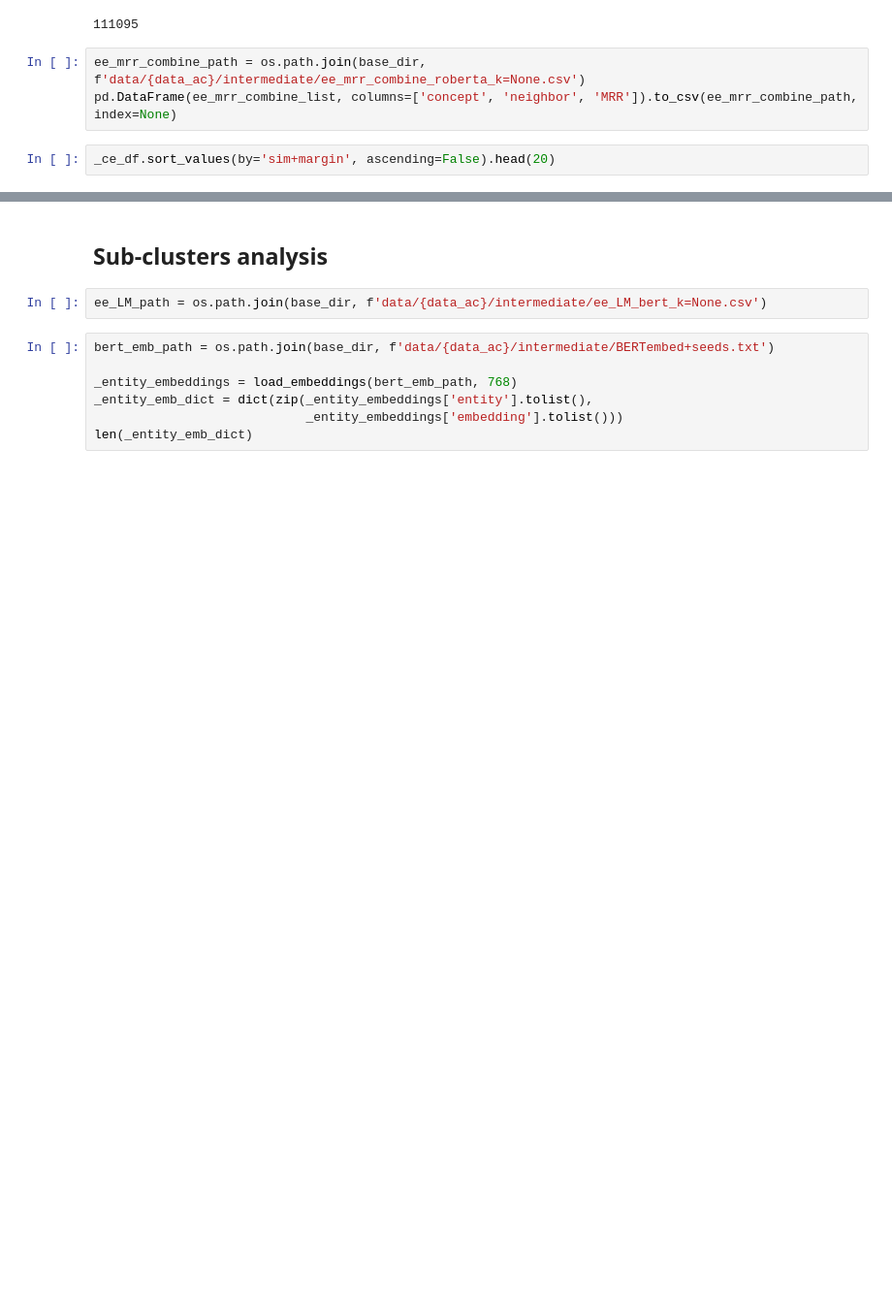
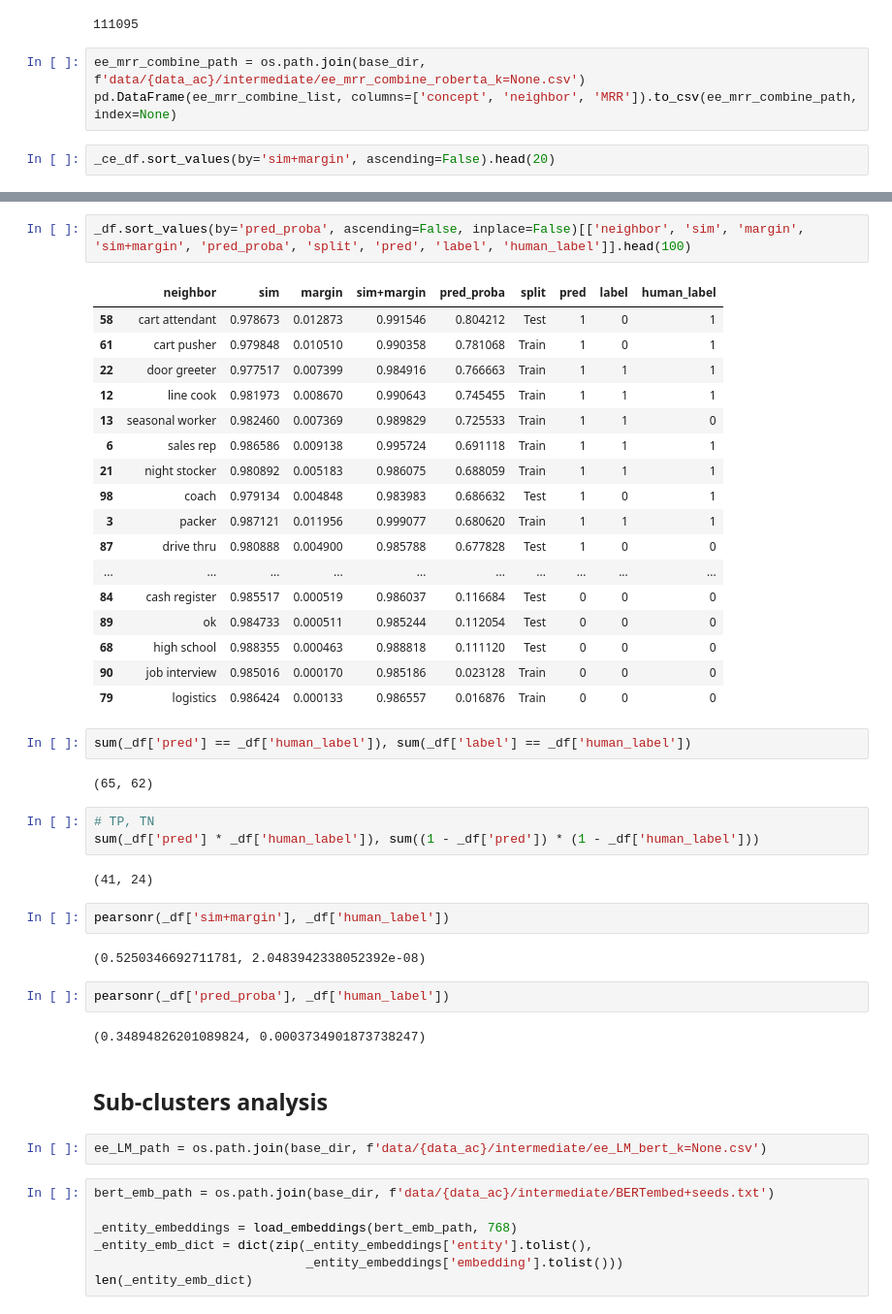
Before and after one commit to megagonlabs/eseBench, a Jupyter notebook: src/kb_toolkit/KBExtract-2.ipynb, the cells around one changed output, grey strips where cells are left out. Shown at 97% size. Drawn from its saved outputs; the diff is of its cells as text; blank space fills up the shorter version.

```diff
--- a/src/kb_toolkit/KBExtract-2.ipynb
+++ b/src/kb_toolkit/KBExtract-2.ipynb
@@ -1181,3 +1369,40 @@ _ce_df.sort_values(by='sim+margin', ascending=False).head(20)
+# %%
+_df.sort_values(by='pred_proba', ascending=False, inplace=False)[['neighbor', 'sim', 'margin', 'sim+margin', 'pred_proba', 'split', 'pred', 'label', 'human_label']].head(100)
+# %% [output]
+|  | neighbor | sim | margin | sim+margin | pred_proba | split | pred | label | human_label |
+| 58 | cart attendant | 0.978673 | 0.012873 | 0.991546 | 0.804212 | Test | 1 | 0 | 1 |
+| 61 | cart pusher | 0.979848 | 0.010510 | 0.990358 | 0.781068 | Train | 1 | 0 | 1 |
+| 22 | door greeter | 0.977517 | 0.007399 | 0.984916 | 0.766663 | Train | 1 | 1 | 1 |
+| 12 | line cook | 0.981973 | 0.008670 | 0.990643 | 0.745455 | Train | 1 | 1 | 1 |
+| 13 | seasonal worker | 0.982460 | 0.007369 | 0.989829 | 0.725533 | Train | 1 | 1 | 0 |
+| 6 | sales rep | 0.986586 | 0.009138 | 0.995724 | 0.691118 | Train | 1 | 1 | 1 |
+| 21 | night stocker | 0.980892 | 0.005183 | 0.986075 | 0.688059 | Train | 1 | 1 | 1 |
+| 98 | coach | 0.979134 | 0.004848 | 0.983983 | 0.686632 | Test | 1 | 0 | 1 |
+| 3 | packer | 0.987121 | 0.011956 | 0.999077 | 0.680620 | Train | 1 | 1 | 1 |
+| 87 | drive thru | 0.980888 | 0.004900 | 0.985788 | 0.677828 | Test | 1 | 0 | 0 |
+| ... | ... | ... | ... | ... | ... | ... | ... | ... | ... |
+| 84 | cash register | 0.985517 | 0.000519 | 0.986037 | 0.116684 | Test | 0 | 0 | 0 |
+| 89 | ok | 0.984733 | 0.000511 | 0.985244 | 0.112054 | Test | 0 | 0 | 0 |
+| 68 | high school | 0.988355 | 0.000463 | 0.988818 | 0.111120 | Test | 0 | 0 | 0 |
+| 90 | job interview | 0.985016 | 0.000170 | 0.985186 | 0.023128 | Train | 0 | 0 | 0 |
+| 79 | logistics | 0.986424 | 0.000133 | 0.986557 | 0.016876 | Train | 0 | 0 | 0 |
+# %%
+sum(_df['pred'] == _df['human_label']), sum(_df['label'] == _df['human_label'])
+# %% [output]
+(65, 62)
+# %%
+# TP, TN
+sum(_df['pred'] * _df['human_label']), sum((1 - _df['pred']) * (1 - _df['human_label']))
+# %% [output]
+(41, 24)
+# %%
+pearsonr(_df['sim+margin'], _df['human_label'])
+# %% [output]
+(0.5250346692711781, 2.0483942338052392e-08)
+# %%
+pearsonr(_df['pred_proba'], _df['human_label'])
+# %% [output]
+(0.34894826201089824, 0.0003734901873738247)
 # %% [markdown]
 ## Sub-clusters analysis
 # %%
```
Also changed, not shown: parts of 36 cells of this notebook, 12 other files.
